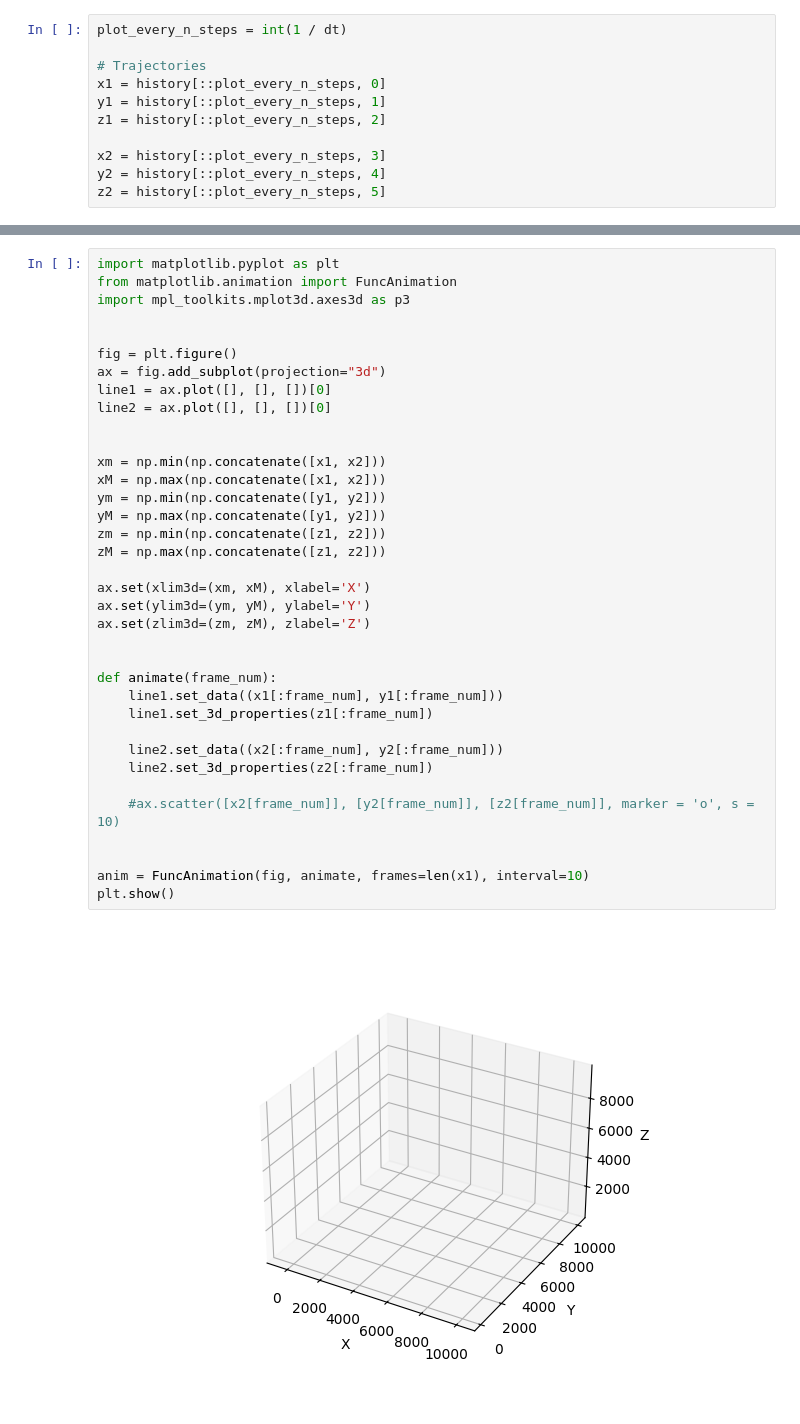
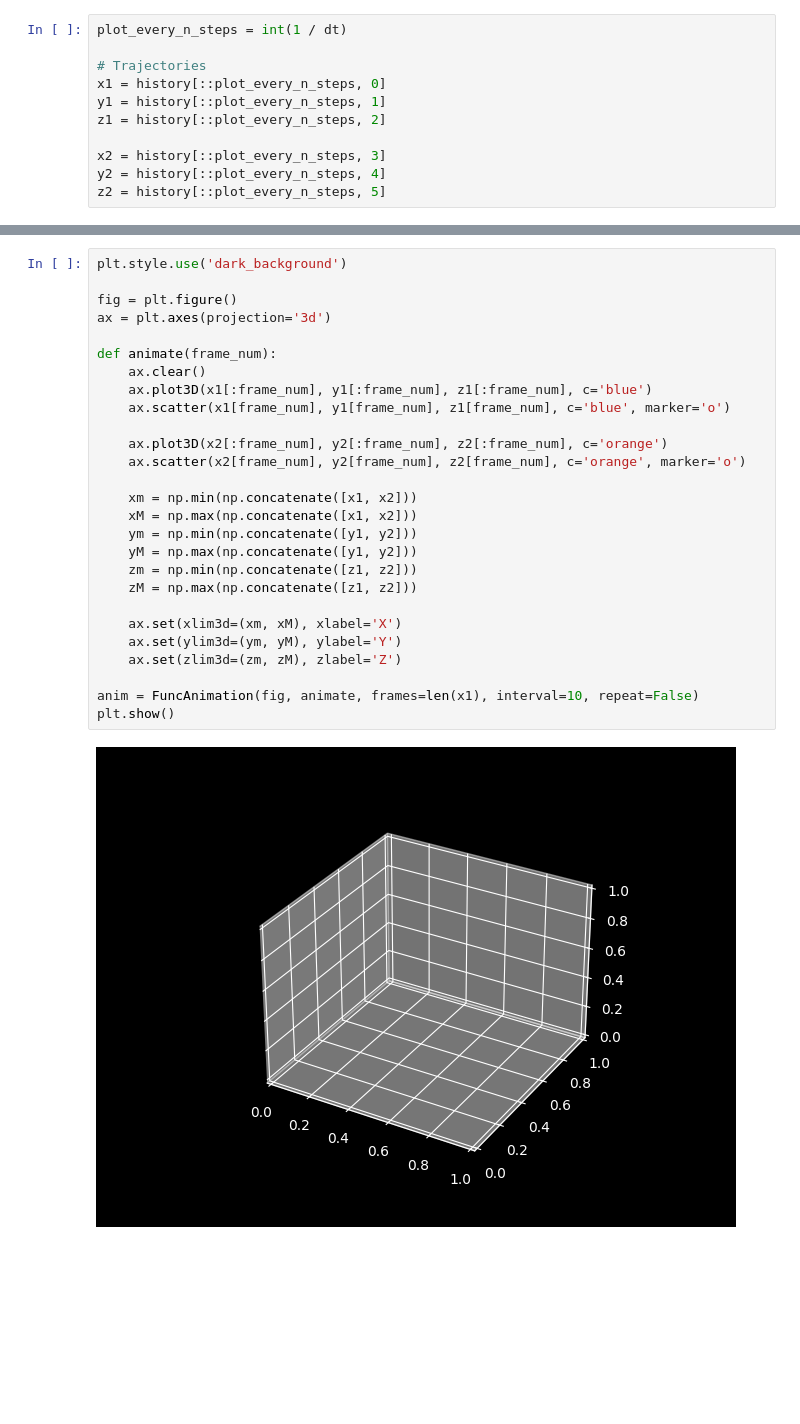
Before and after one commit to xtreamsrl/kepler, a Jupyter notebook: Two-body simulation.ipynb, the cells around one changed output, grey strips where cells are left out. Saved outputs shown, nothing was run; the diff lists cells and outputs as text; blank space fills up the shorter version.

Commit message:
feat: fixed some visualization stuff + generic try

```diff
--- a/Two-body simulation.ipynb
+++ b/Two-body simulation.ipynb
@@ -105,38 +108,29 @@ px.line(x1)
 # %%
-import matplotlib.pyplot as plt
-from matplotlib.animation import FuncAnimation
-import mpl_toolkits.mplot3d.axes3d as p3
-
+plt.style.use('dark_background')
 
 fig = plt.figure()
-ax = fig.add_subplot(projection="3d")
-line1 = ax.plot([], [], [])[0]
-line2 = ax.plot([], [], [])[0]
-
-
-xm = np.min(np.concatenate([x1, x2]))
-xM = np.max(np.concatenate([x1, x2]))
-ym = np.min(np.concatenate([y1, y2]))
-yM = np.max(np.concatenate([y1, y2]))
-zm = np.min(np.concatenate([z1, z2]))
-zM = np.max(np.concatenate([z1, z2]))
-
-ax.set(xlim3d=(xm, xM), xlabel='X')
-ax.set(ylim3d=(ym, yM), ylabel='Y')
-ax.set(zlim3d=(zm, zM), zlabel='Z')
-
+ax = plt.axes(projection='3d')
 
 def animate(frame_num):
-    line1.set_data((x1[:frame_num], y1[:frame_num]))
-    line1.set_3d_properties(z1[:frame_num])
+    ax.clear()
+    ax.plot3D(x1[:frame_num], y1[:frame_num], z1[:frame_num], c='blue')
+    ax.scatter(x1[frame_num], y1[frame_num], z1[frame_num], c='blue', marker='o')
 
-    line2.set_data((x2[:frame_num], y2[:frame_num]))
-    line2.set_3d_properties(z2[:frame_num])
+    ax.plot3D(x2[:frame_num], y2[:frame_num], z2[:frame_num], c='orange')
+    ax.scatter(x2[frame_num], y2[frame_num], z2[frame_num], c='orange', marker='o')
 
-    #ax.scatter([x2[frame_num]], [y2[frame_num]], [z2[frame_num]], marker = 'o', s = 10)
+    xm = np.min(np.concatenate([x1, x2]))
+    xM = np.max(np.concatenate([x1, x2]))
+    ym = np.min(np.concatenate([y1, y2]))
+    yM = np.max(np.concatenate([y1, y2]))
+    zm = np.min(np.concatenate([z1, z2]))
+    zM = np.max(np.concatenate([z1, z2]))
 
+    ax.set(xlim3d=(xm, xM), xlabel='X')
+    ax.set(ylim3d=(ym, yM), ylabel='Y')
+    ax.set(zlim3d=(zm, zM), zlabel='Z')
 
-anim = FuncAnimation(fig, animate, frames=len(x1), interval=10)
+anim = FuncAnimation(fig, animate, frames=len(x1), interval=10, repeat=False)
 plt.show()
 # %% [output]
-[figure, old version]
+[figure, new version]
```
Also changed, not shown: parts of 4 cells of this notebook.
